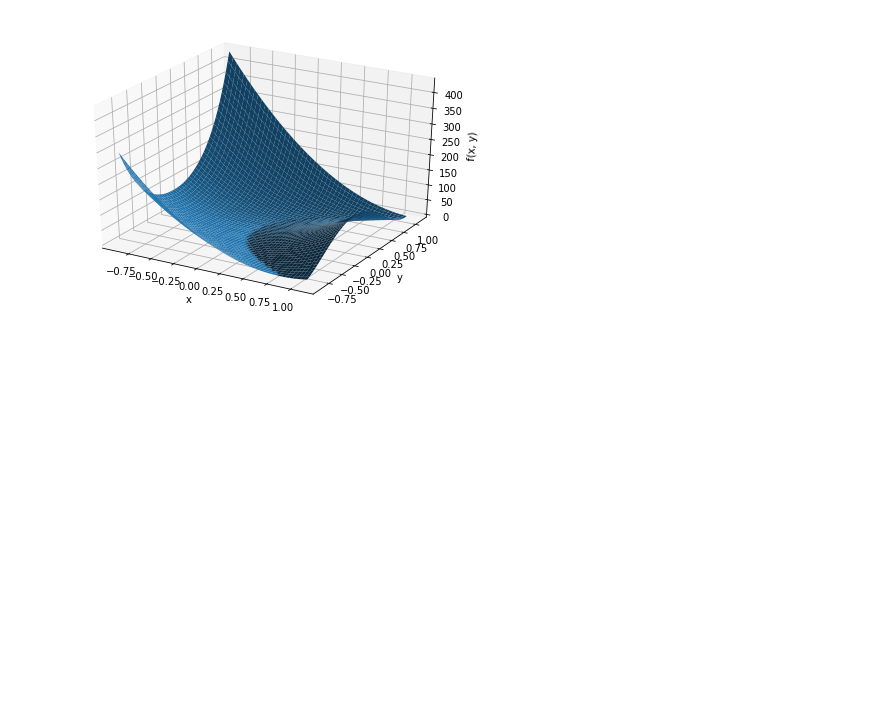
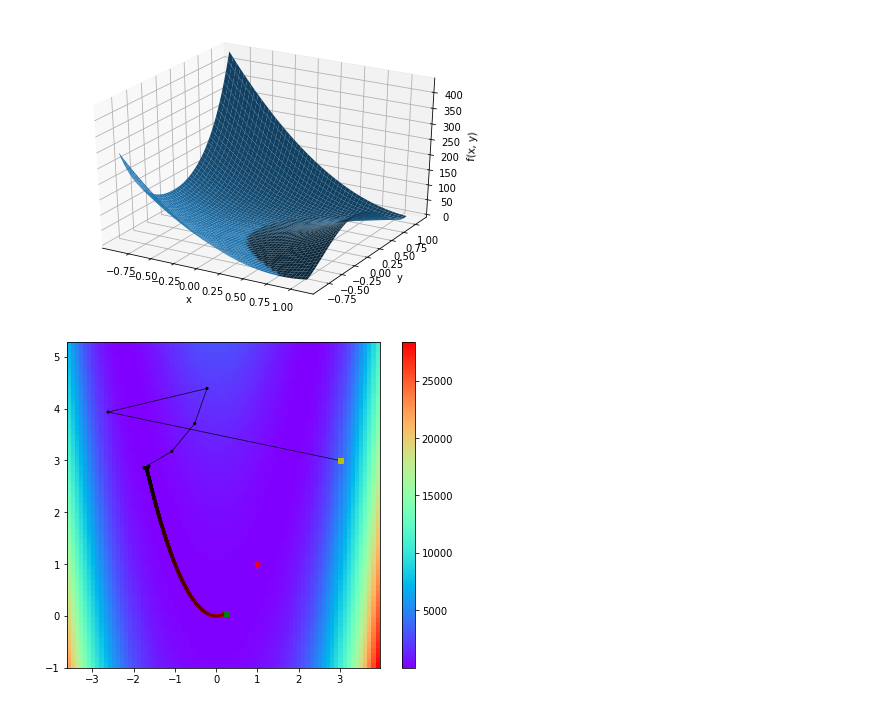
Before and after one commit to NaokiNakamichi/ML, a Jupyter notebook: GD/multiprocess_SGD.ipynb, the cells around one changed output. Saved outputs shown, nothing was run; the diff lists cells and outputs as text; code cells hidden in the pictures; blank space fills up the shorter version.

```diff
--- a/GD/multiprocess_SGD.ipynb
+++ b/GD/multiprocess_SGD.ipynb
@@ -16,7 +16,7 @@ _cmap = plt.cm.jet
 # RosenBrockの形状、最小値は[1,1]
 w_init = np.array([3,3])
 _t_max = 10000
-
+f = model_opt.RosenBrock()
 
 
 x = np.arange(-0.9, 1.1, 0.01)
@@ -38,6 +38,7 @@ plt.show()
 
 algo = algo_GD.SGD(w_init=w_init,t_max=_t_max,a=0.00078)
 w_star = f.w_star
+f = model_opt.RosenBrock(noise_value=np.array([1,1]))
 
 for i in tqdm(algo):
     algo.update(model=f)
@@ -50,33 +51,35 @@ grid_y_max = max(w_store.T[1].max(),w_star[1])+1
 xvals = np.arange(grid_x_min,grid_x_max, 0.1)
 yvals = np.arange(grid_y_min,grid_y_max, 0.1)
 X, Y = np.meshgrid(xvals, yvals)
 Z = f.f_opt([X,Y])
 
 fig, axes = plt.subplots(1,1, figsize=(6,6))
 axes.pcolor(X, Y, Z,cmap=plt.cm.rainbow)
 # wの軌跡
 axes.plot(w_store.T[0],w_store.T[1],c = "k",alpha=1,linewidth = 0.5)
 c = np.linspace(0, _t_max, len(w_store))
 axes.scatter(w_store.T[0],w_store.T[1],c=c,cmap = plt.cm.hot ,linewidths=0.01,alpha=1,s=10)
 axes.plot(w_store.T[0],w_store.T[1],c="k",alpha=0.2,linewidth=1)
 # 始点(黄色)、終点（緑）、真値（赤）
 axes.plot(*w_store[0], 'ys', markersize=5)
 axes.plot(*w_store[-1], 'gs', markersize=5)
 axes.plot(*w_star, 'r*', markersize=8)
 
 #カラーバーの設定
 axpos = axes.get_position()
 cbar_ax = fig.add_axes([0.9, axpos.y0, 0.03, axpos.height])
 norm = colors.Normalize(vmin=Z.min(),vmax=Z.max())
 mappable = ScalarMappable(cmap=plt.cm.rainbow,norm=norm)
 mappable._A = []
 fig.colorbar(mappable, cax=cbar_ax)
 
 #余白の調整
 plt.subplots_adjust(right=0.85)
 plt.subplots_adjust(wspace=0.1)
 
 plt.show()
+# %% [output]
+[figure, added]
 # %%
 fig, axes = plt.subplots(2,1, figsize=(6,6))
 f = model_opt.RosenBrock()
```
Also changed, not shown: parts of 4 cells of this notebook, 5 other files.
